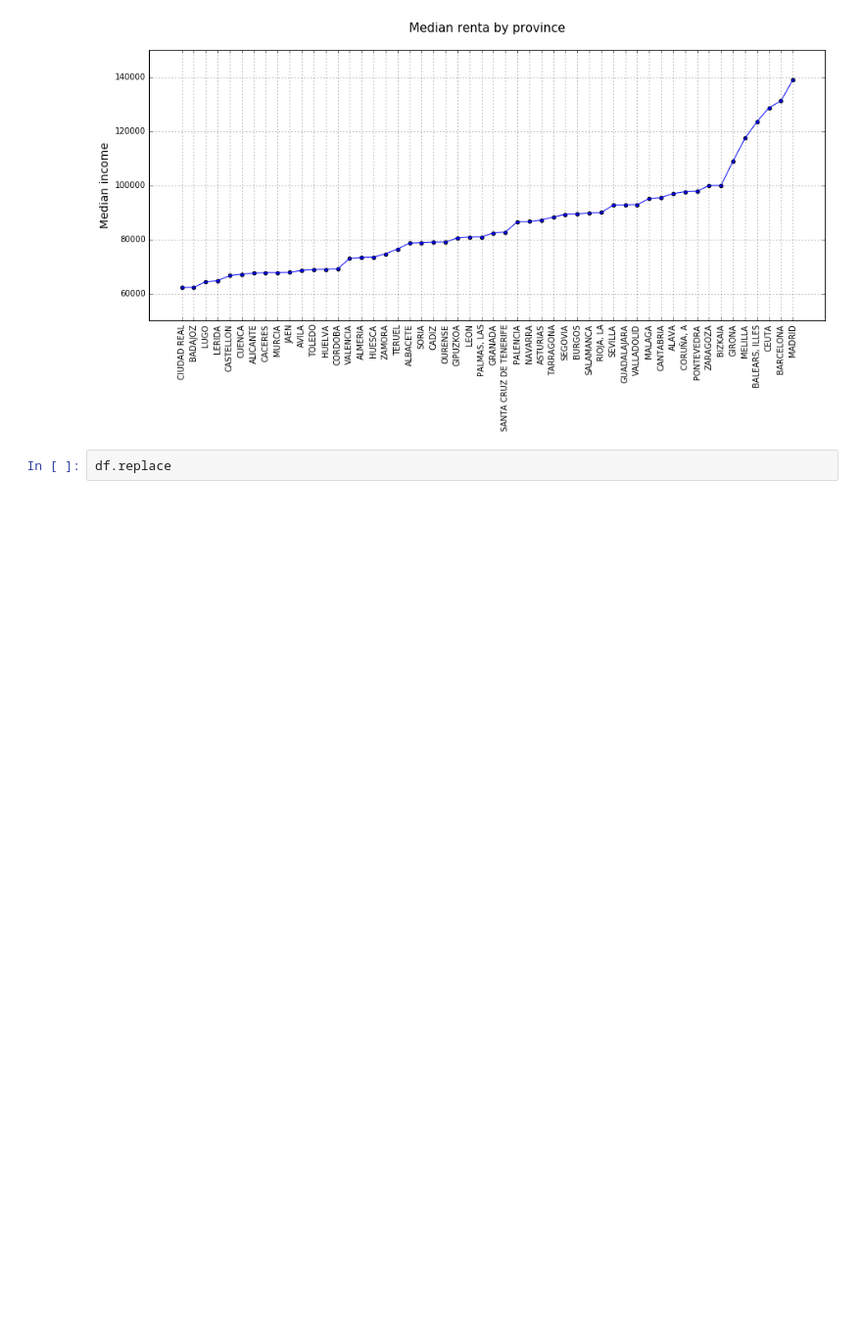
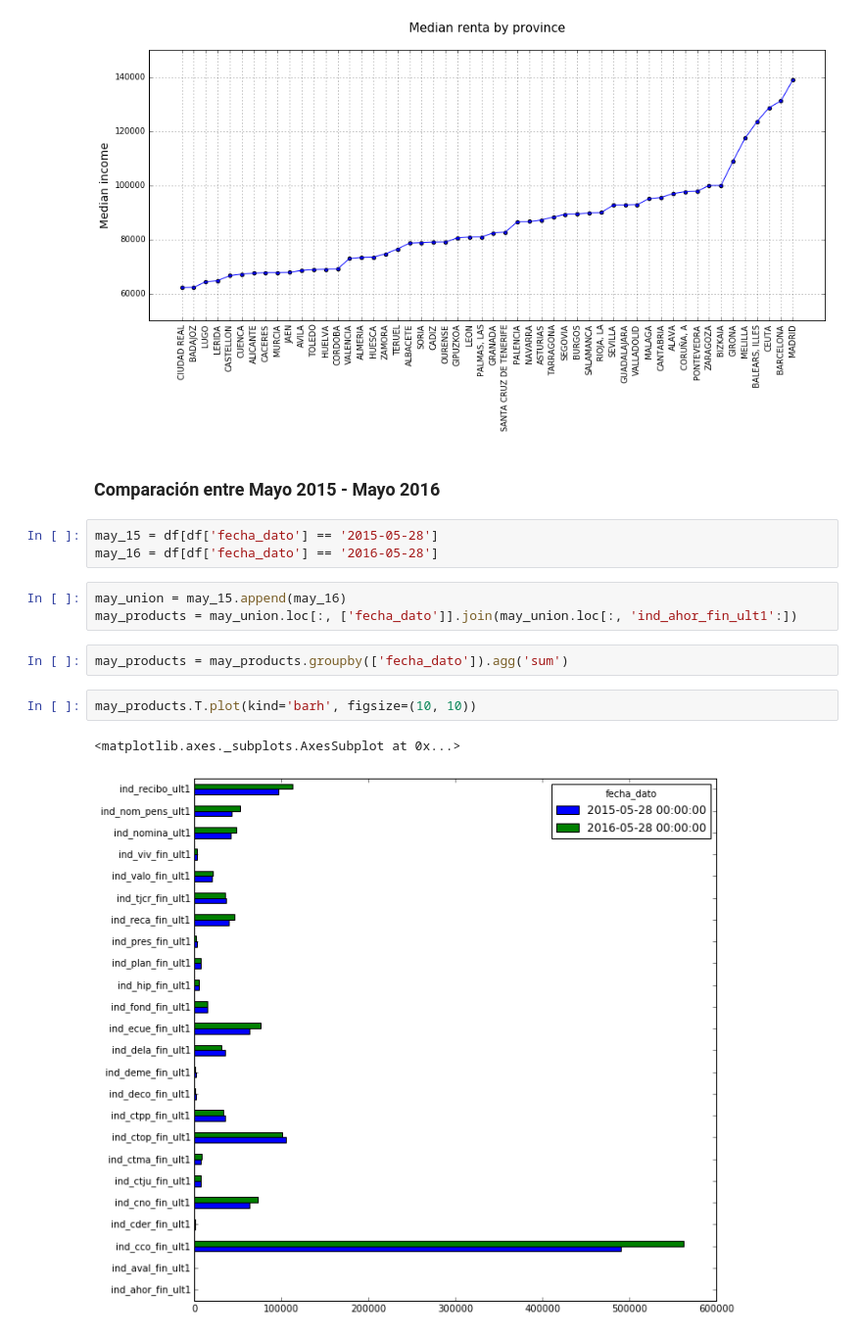
Before and after one commit to sergioml/degree_project, a Jupyter notebook: keep_working_part5.ipynb, the cells around one changed output. Shown at 98% size. Drawn from its saved outputs; the diff is of its cells as text; blank space fills up the shorter version.

```diff
--- a/keep_working_part5.ipynb
+++ b/keep_working_part5.ipynb
@@ -175,5 +173,18 @@ plt.ylabel('Median income', size=14)
 plt.grid()
 # %% [output]
 [figure]
-# %%
-df.replace
+# %% [markdown]
+### Comparación entre Mayo 2015 - Mayo 2016
+# %%
+may_15 = df[df['fecha_dato'] == '2015-05-28']
+may_16 = df[df['fecha_dato'] == '2016-05-28']
+# %%
+may_union = may_15.append(may_16)
+may_products = may_union.loc[:, ['fecha_dato']].join(may_union.loc[:, 'ind_ahor_fin_ult1':])
+# %%
+may_products = may_products.groupby(['fecha_dato']).agg('sum')
+# %%
+may_products.T.plot(kind='barh', figsize=(10, 10))
+# %% [output]
+<matplotlib.axes._subplots.AxesSubplot at 0x...>
+[figure, added]
```
Also changed, not shown: parts of 4 cells of this notebook, 2 other files.
